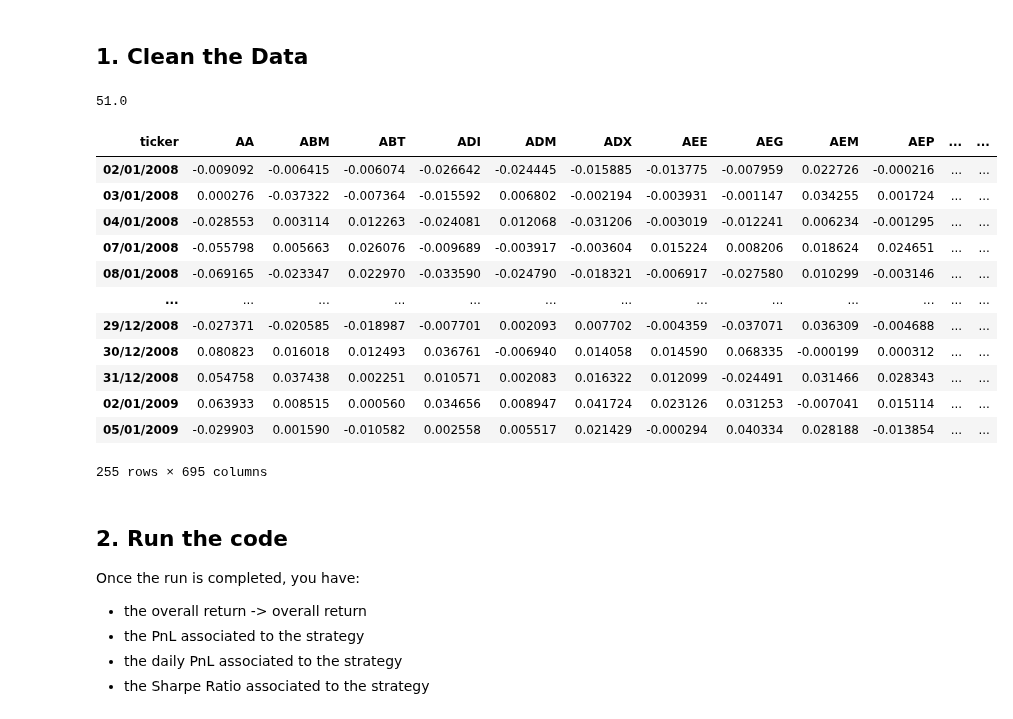
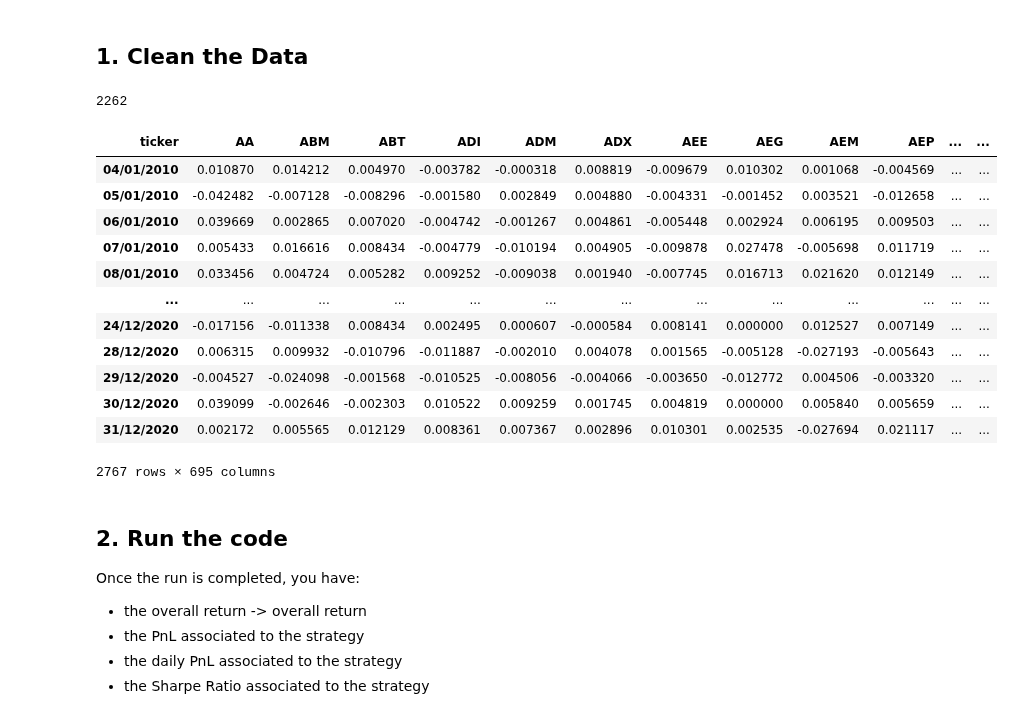
Before and after one commit to MohamedKeteb/Portfolio_clustering_project, a Jupyter notebook: Code/Pipeline.ipynb, the cells around one changed output. Drawn from its saved outputs; the diff is of its cells as text; code cells hidden in the pictures.

```diff
--- a/Code/Pipeline.ipynb
+++ b/Code/Pipeline.ipynb
@@ -17,26 +17,26 @@ df.columns = pd.to_datetime(df.columns.str[1:], format='%Y%m%d').strftime('%d/%m
 df_cleaned = df.fillna(0) # Utilisez la méthode fillna(0) pour remplacer les NaN par 0
 
 df_cleaned = df_cleaned.transpose() ## WE WANT COLUMNS TO BE VECTOR OF RETURN FOR A GIVEN TICKER
-# %%
-(2262 - 2007)/5
-# %% [output]
-51.0
+# %%
+2512-250
+# %% [output]
+2262
 # %%
-df_cleaned.iloc[2007:2262, :]
+df_cleaned.iloc[2512:5279, :]
 # %% [output]
 | ticker | AA | ABM | ABT | ADI | ADM | ADX | AEE | AEG | AEM | AEP | ... | ... |
-| 02/01/2008 | -0.009092 | -0.006415 | -0.006074 | -0.026642 | -0.024445 | -0.015885 | -0.013775 | -0.007959 | 0.022726 | -0.000216 | ... | ... |
-| 03/01/2008 | 0.000276 | -0.037322 | -0.007364 | -0.015592 | 0.006802 | -0.002194 | -0.003931 | -0.001147 | 0.034255 | 0.001724 | ... | ... |
-| 04/01/2008 | -0.028553 | 0.003114 | 0.012263 | -0.024081 | 0.012068 | -0.031206 | -0.003019 | -0.012241 | 0.006234 | -0.001295 | ... | ... |
-| 07/01/2008 | -0.055798 | 0.005663 | 0.026076 | -0.009689 | -0.003917 | -0.003604 | 0.015224 | 0.008206 | 0.018624 | 0.024651 | ... | ... |
-| 08/01/2008 | -0.069165 | -0.023347 | 0.022970 | -0.033590 | -0.024790 | -0.018321 | -0.006917 | -0.027580 | 0.010299 | -0.003146 | ... | ... |
+| 04/01/2010 | 0.010870 | 0.014212 | 0.004970 | -0.003782 | -0.000318 | 0.008819 | -0.009679 | 0.010302 | 0.001068 | -0.004569 | ... | ... |
+| 05/01/2010 | -0.042482 | -0.007128 | -0.008296 | -0.001580 | 0.002849 | 0.004880 | -0.004331 | -0.001452 | 0.003521 | -0.012658 | ... | ... |
+| 06/01/2010 | 0.039669 | 0.002865 | 0.007020 | -0.004742 | -0.001267 | 0.004861 | -0.005448 | 0.002924 | 0.006195 | 0.009503 | ... | ... |
+| 07/01/2010 | 0.005433 | 0.016616 | 0.008434 | -0.004779 | -0.010194 | 0.004905 | -0.009878 | 0.027478 | -0.005698 | 0.011719 | ... | ... |
+| 08/01/2010 | 0.033456 | 0.004724 | 0.005282 | 0.009252 | -0.009038 | 0.001940 | -0.007745 | 0.016713 | 0.021620 | 0.012149 | ... | ... |
 | ... | ... | ... | ... | ... | ... | ... | ... | ... | ... | ... | ... | ... |
-| 29/12/2008 | -0.027371 | -0.020585 | -0.018987 | -0.007701 | 0.002093 | 0.007702 | -0.004359 | -0.037071 | 0.036309 | -0.004688 | ... | ... |
-| 30/12/2008 | 0.080823 | 0.016018 | 0.012493 | 0.036761 | -0.006940 | 0.014058 | 0.014590 | 0.068335 | -0.000199 | 0.000312 | ... | ... |
-| 31/12/2008 | 0.054758 | 0.037438 | 0.002251 | 0.010571 | 0.002083 | 0.016322 | 0.012099 | -0.024491 | 0.031466 | 0.028343 | ... | ... |
-| 02/01/2009 | 0.063933 | 0.008515 | 0.000560 | 0.034656 | 0.008947 | 0.041724 | 0.023126 | 0.031253 | -0.007041 | 0.015114 | ... | ... |
-| 05/01/2009 | -0.029903 | 0.001590 | -0.010582 | 0.002558 | 0.005517 | 0.021429 | -0.000294 | 0.040334 | 0.028188 | -0.013854 | ... | ... |
+| 24/12/2020 | -0.017156 | -0.011338 | 0.008434 | 0.002495 | 0.000607 | -0.000584 | 0.008141 | 0.000000 | 0.012527 | 0.007149 | ... | ... |
+| 28/12/2020 | 0.006315 | 0.009932 | -0.010796 | -0.011887 | -0.002010 | 0.004078 | 0.001565 | -0.005128 | -0.027193 | -0.005643 | ... | ... |
+| 29/12/2020 | -0.004527 | -0.024098 | -0.001568 | -0.010525 | -0.008056 | -0.004066 | -0.003650 | -0.012772 | 0.004506 | -0.003320 | ... | ... |
+| 30/12/2020 | 0.039099 | -0.002646 | -0.002303 | 0.010522 | 0.009259 | 0.001745 | 0.004819 | 0.000000 | 0.005840 | 0.005659 | ... | ... |
+| 31/12/2020 | 0.002172 | 0.005565 | 0.012129 | 0.008361 | 0.007367 | 0.002896 | 0.010301 | 0.002535 | -0.027694 | 0.021117 | ... | ... |
-255 rows × 695 columns
+2767 rows × 695 columns
 # %% [markdown]
 ## 2. Run the code
 
```
Also changed, not shown: parts of 2 cells of this notebook, 1 other file.
